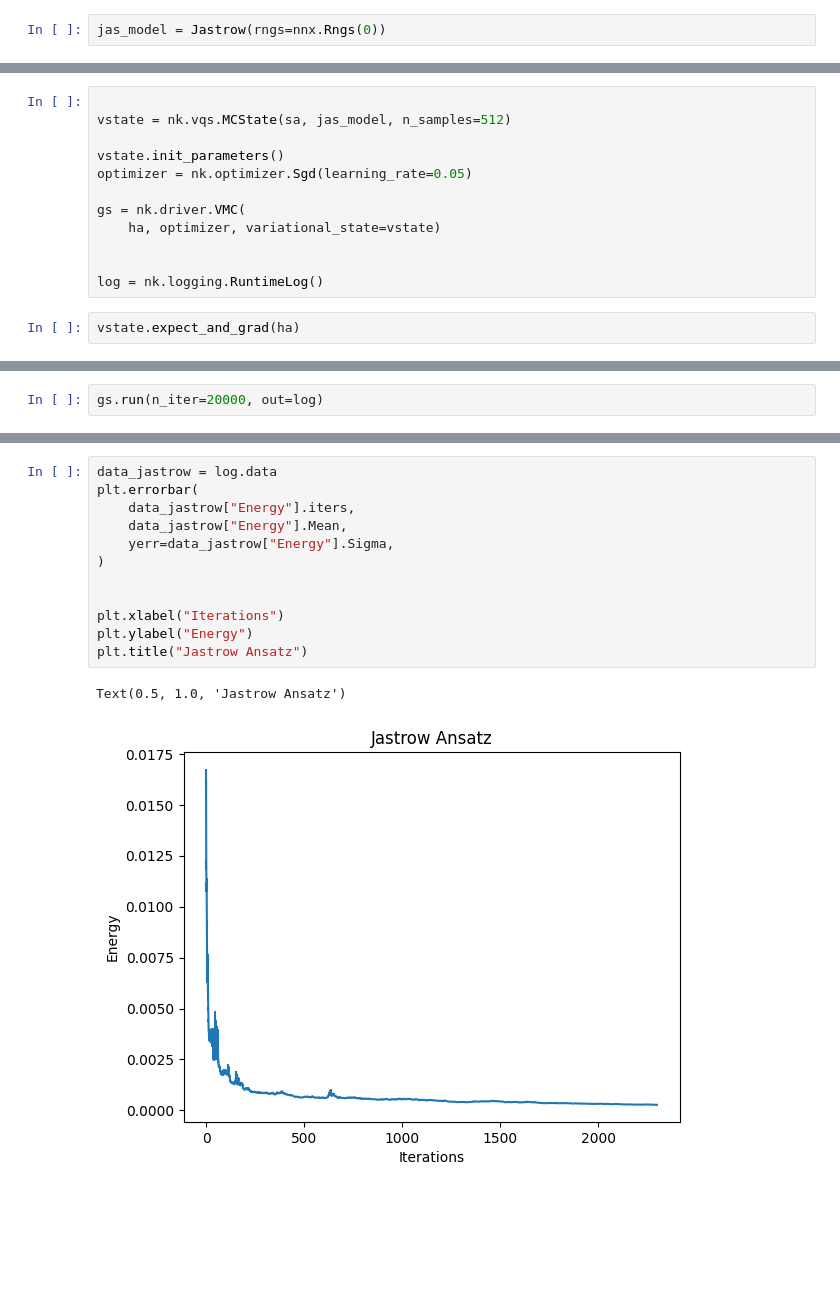
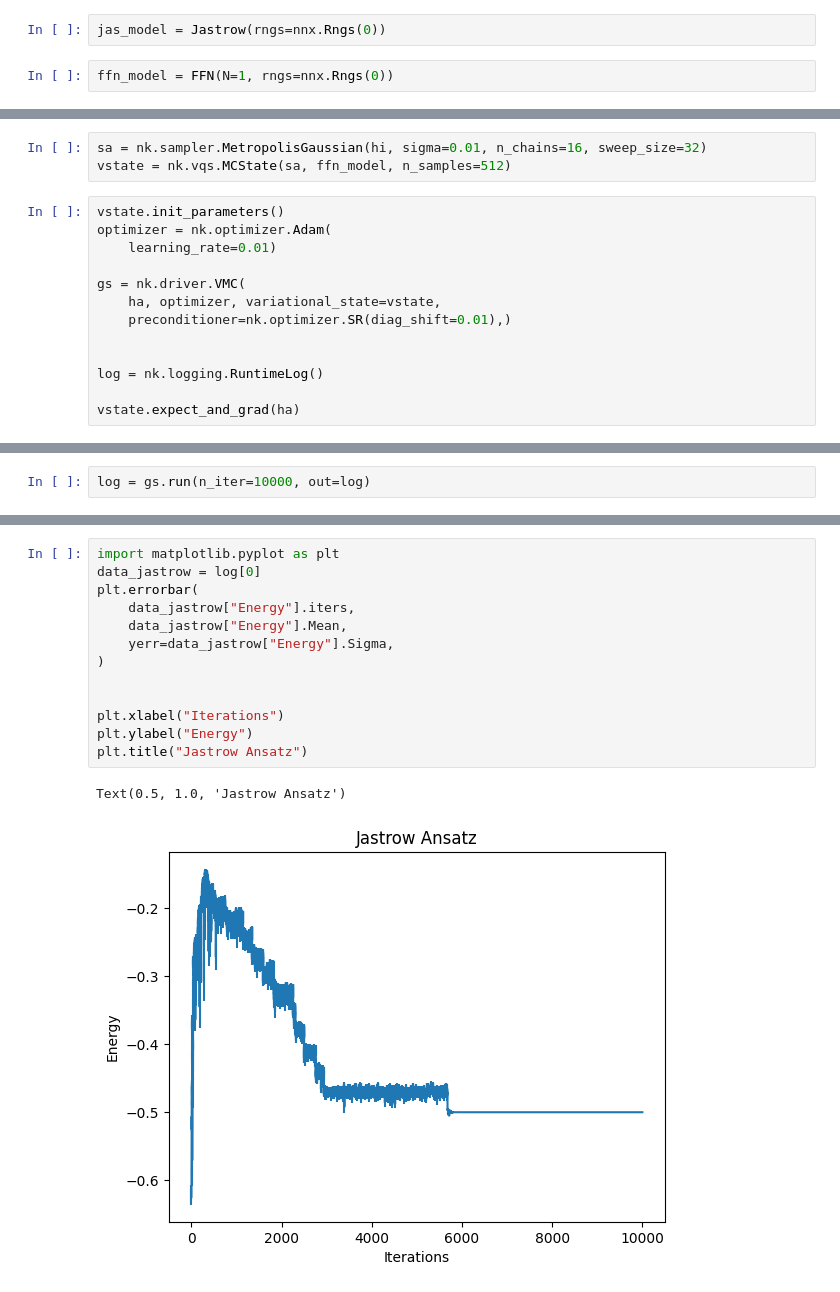
Before and after one commit to Parvfect/QVMC, a Jupyter notebook: netket/atomic_systems.ipynb, the cells around one changed output, grey strips where cells are left out. Drawn from its saved outputs; the diff is of its cells as text; blank space fills up the shorter version.

```diff
--- a/netket/atomic_systems.ipynb
+++ b/netket/atomic_systems.ipynb
@@ -48,2 +64,4 @@ class Jastrow(nnx.Module):
 # %%
 jas_model = Jastrow(rngs=nnx.Rngs(0))
+# %%
+ffn_model = FFN(N=1, rngs=nnx.Rngs(0))
@@ -50,15 +88,17 @@ jas_model = Jastrow(rngs=nnx.Rngs(0))
 # %%
-
-vstate = nk.vqs.MCState(sa, jas_model, n_samples=512)
-
-vstate.init_parameters()
-optimizer = nk.optimizer.Sgd(learning_rate=0.05)
-
-gs = nk.driver.VMC(
-    ha, optimizer, variational_state=vstate)
-
-
-log = nk.logging.RuntimeLog()
+sa = nk.sampler.MetropolisGaussian(hi, sigma=0.01, n_chains=16, sweep_size=32)
+vstate = nk.vqs.MCState(sa, ffn_model, n_samples=512)
 # %%
+vstate.init_parameters()
+optimizer = nk.optimizer.Adam(
+    learning_rate=0.01)
+
+gs = nk.driver.VMC(
+    ha, optimizer, variational_state=vstate,
+    preconditioner=nk.optimizer.SR(diag_shift=0.01),)
+
+
+log = nk.logging.RuntimeLog()
+
 vstate.expect_and_grad(ha)
 # %% [output]
@@ -69,2 +113,2 @@ vstate.expect_and_grad(ha)
 # %%
-gs.run(n_iter=20000, out=log)
+log = gs.run(n_iter=10000, out=log)
@@ -98,15 +124,16 @@ plt.plot(energy_history)
 # %%
-data_jastrow = log.data
+import matplotlib.pyplot as plt
+data_jastrow = log[0]
 plt.errorbar(
     data_jastrow["Energy"].iters,
     data_jastrow["Energy"].Mean,
     yerr=data_jastrow["Energy"].Sigma,
 )
 
 
 plt.xlabel("Iterations")
 plt.ylabel("Energy")
 plt.title("Jastrow Ansatz")
 # %% [output]
 Text(0.5, 1.0, 'Jastrow Ansatz')
-[figure, old version]
+[figure, new version]
```
Also changed, not shown: parts of 17 cells of this notebook, 1 other file.
